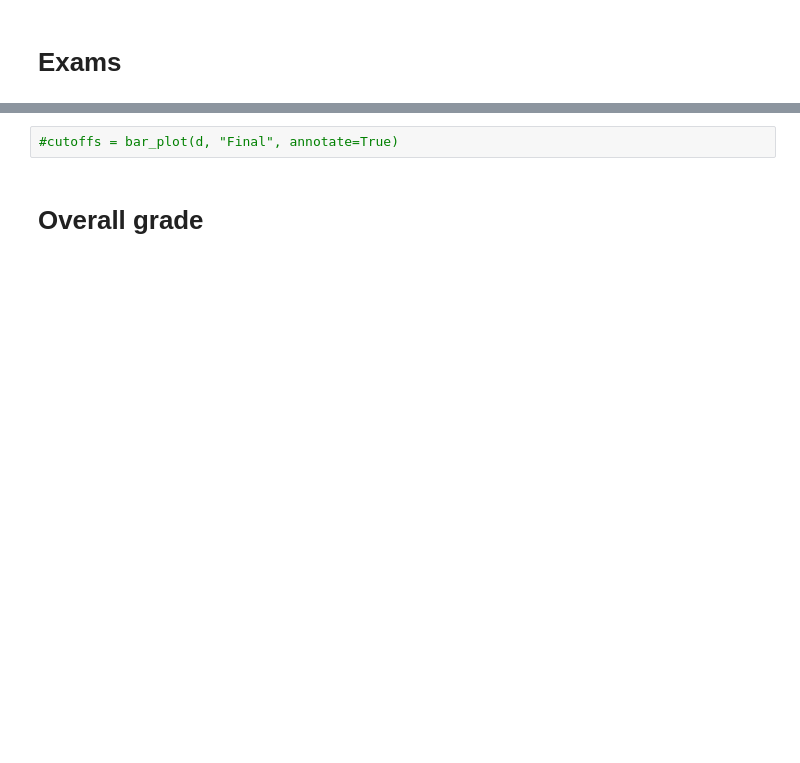
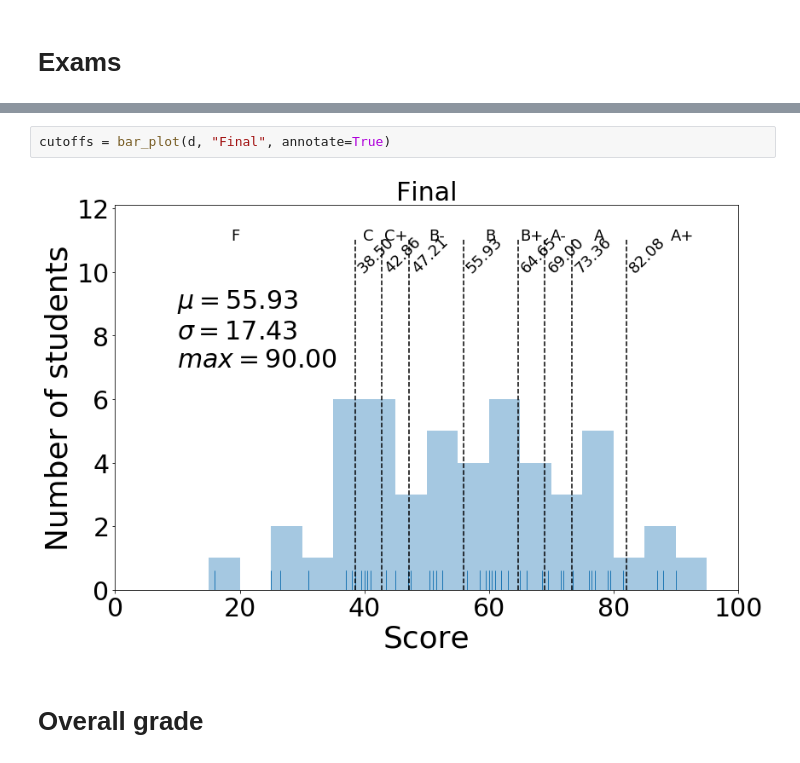
Before and after one commit to materialsvirtuallab/nano106, a Jupyter notebook: grades/Spring2019/NANO106_Grades_Spring2019.ipynb, the cells around one changed output, grey strips where cells are left out. Drawn from its saved outputs; the diff is of its cells as text; blank space fills up the shorter version.

```diff
--- a/grades/Spring2019/NANO106_Grades_Spring2019.ipynb
+++ b/grades/Spring2019/NANO106_Grades_Spring2019.ipynb
@@ -177,5 +178,7 @@ cutoffs = bar_plot(d, "MT2", annotate=True)
 # %%
-#cutoffs = bar_plot(d, "Final", annotate=True)
+cutoffs = bar_plot(d, "Final", annotate=True)
+# %% [output]
+[figure, added]
 # %% [markdown]
 # Overall grade
 # %%
```
Also changed, not shown: parts of 8 cells of this notebook.
